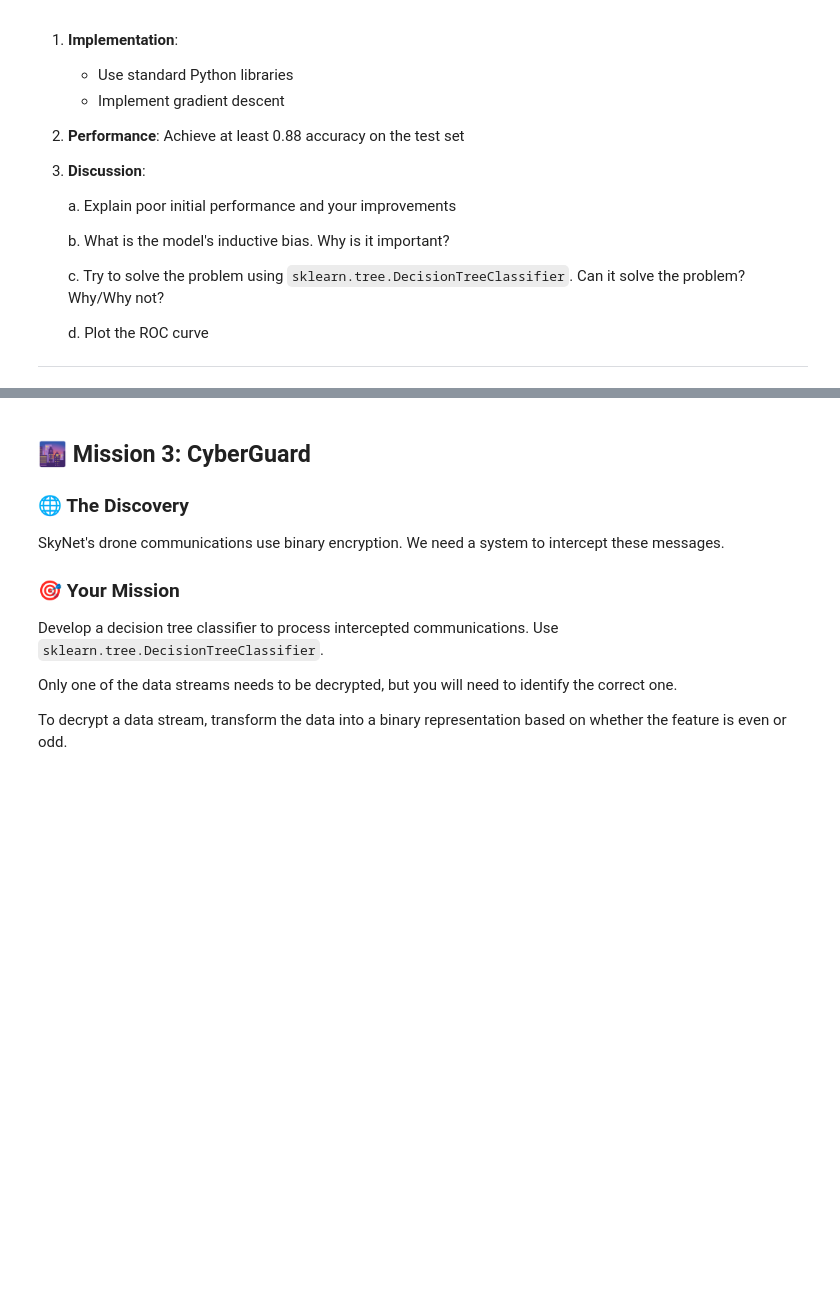
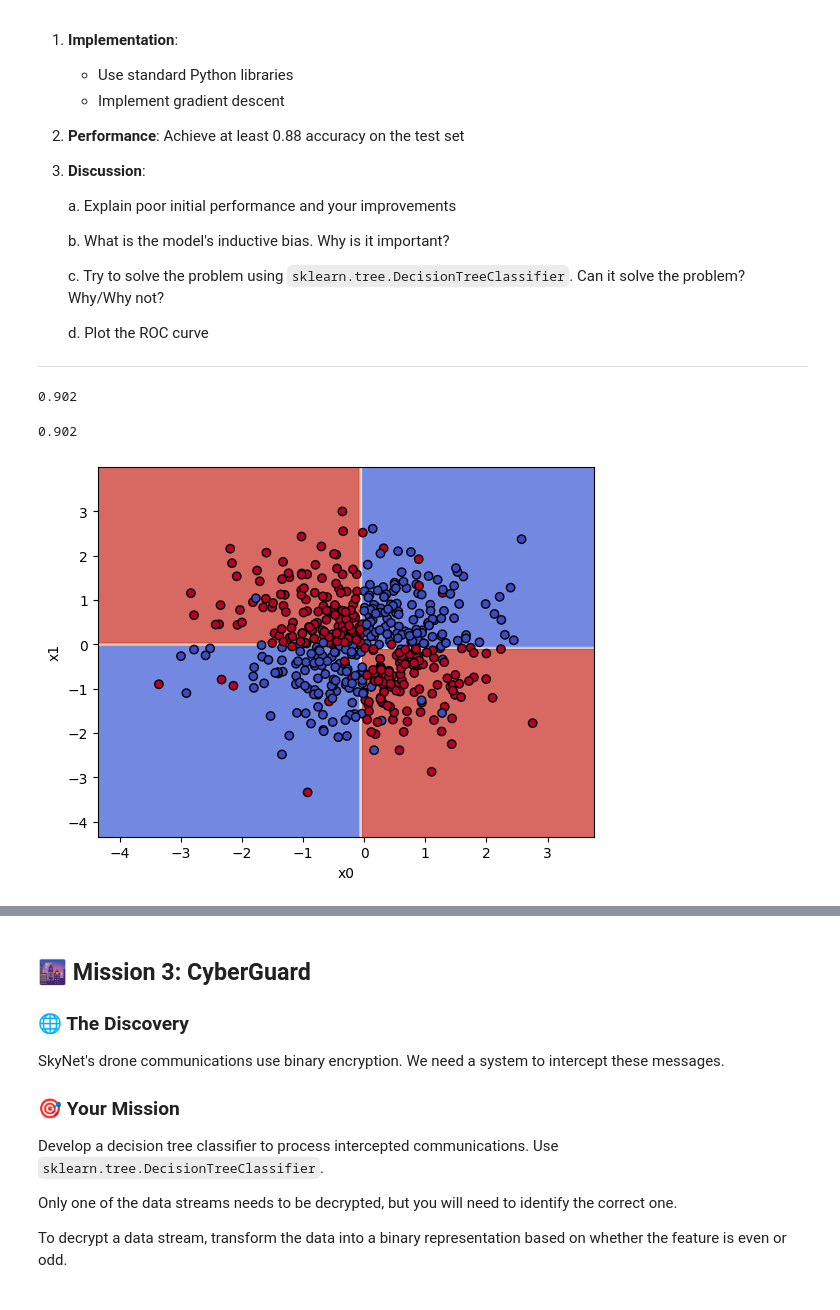
Before and after one commit to JonBergland/TDT4172-Machinlearning-tasks, a Jupyter notebook: Chapter_1.ipynb, the cells around one changed output, grey strips where cells are left out. Saved outputs shown, nothing was run; the diff lists cells and outputs as text; code cells hidden in the pictures; blank space fills up the shorter version.

```diff
--- a/Chapter_1.ipynb
+++ b/Chapter_1.ipynb
@@ -125,0 +157,48 @@ test = data[data['split'] == 'test']
+# %%
+from logistic_regression import LogisticRegression
+
+data = pd.read_csv('mission2.csv')
+train = data[data['split'] == 'train']
+test = data[data['split'] == 'test']
+
+poly = PolynomialFeatures(3, include_bias=False)
+
+train_features = pd.DataFrame(poly.fit_transform(train[['x0', 'x1']]))
+
+test_features = pd.DataFrame(poly.transform(test[['x0', 'x1']]))
+
+logr = LogisticRegression(epochs=1000, learning_rate=0.01)
+logr.fit(train_features, train['y'])
+
+logr_test_preds = logr.predict(test_features)
+
+accuracy = np.mean(logr_test_preds == test['y'])
+print(accuracy)
+# %% [output]
+0.902
+# %%
+clf = tree.DecisionTreeClassifier(max_depth=2, criterion='log_loss')
+clf.fit(train[['x0', 'x1']], train['y'])
+
+clf_test_preds = clf.predict(test[['x0', 'x1']])
+
+accuracy = np.mean(clf_test_preds == test['y'])
+print(accuracy)
+
+disp = DecisionBoundaryDisplay.from_estimator(
+    clf,
+    train[['x0', 'x1']],
+    response_method='predict',
+    xlabel='x0',
+    ylabel='x1',
+    alpha=0.8,
+    cmap=plt.cm.coolwarm
+)
+
+disp.ax_.scatter(train[['x0']], train[['x1']],
+                 c=train['y'], edgecolor='k',
+                 cmap=plt.cm.coolwarm)
+plt.show()
+# %% [output]
+0.902
+[figure, added]
```
Also changed, not shown: parts of 14 cells of this notebook.
